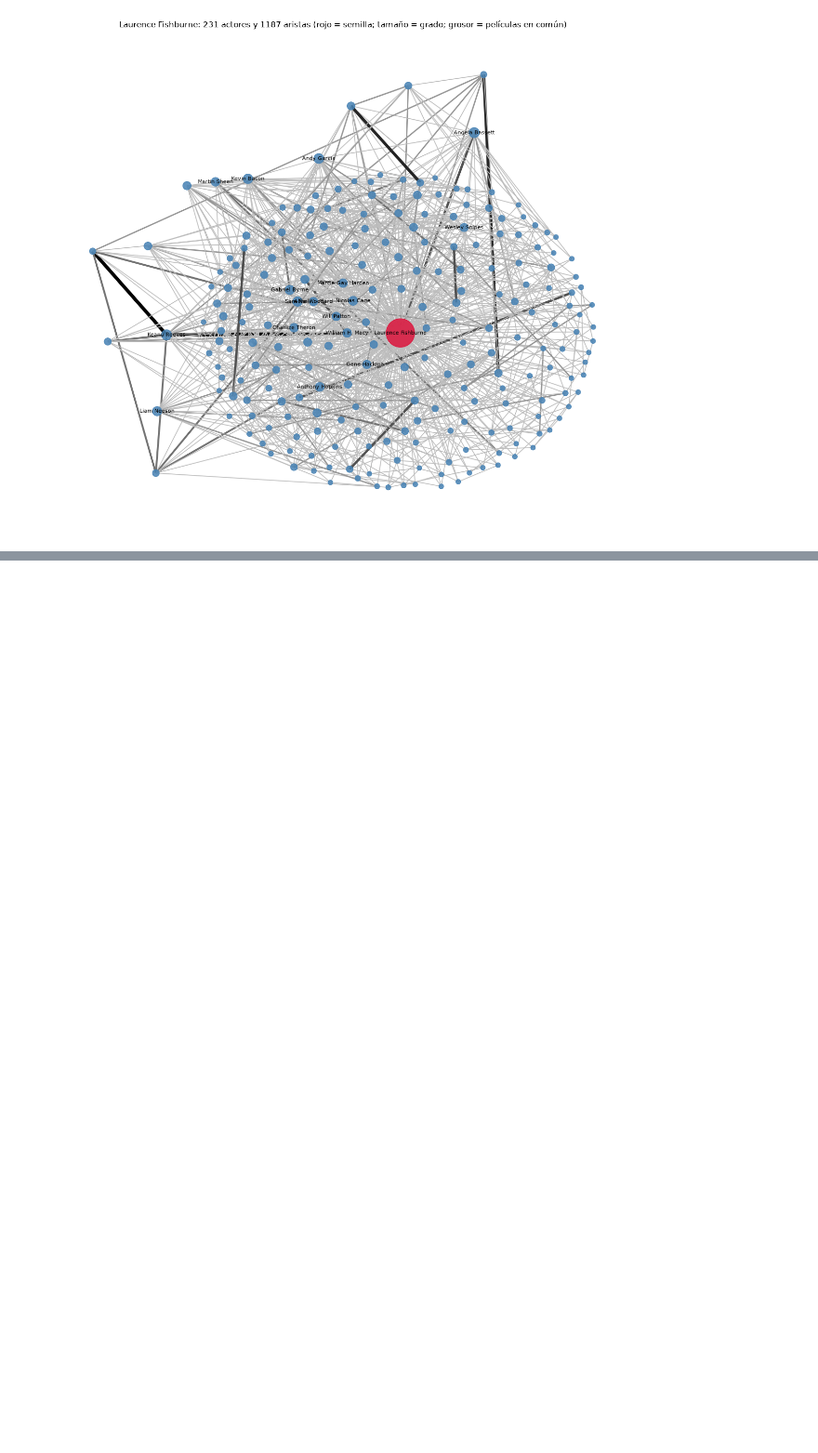
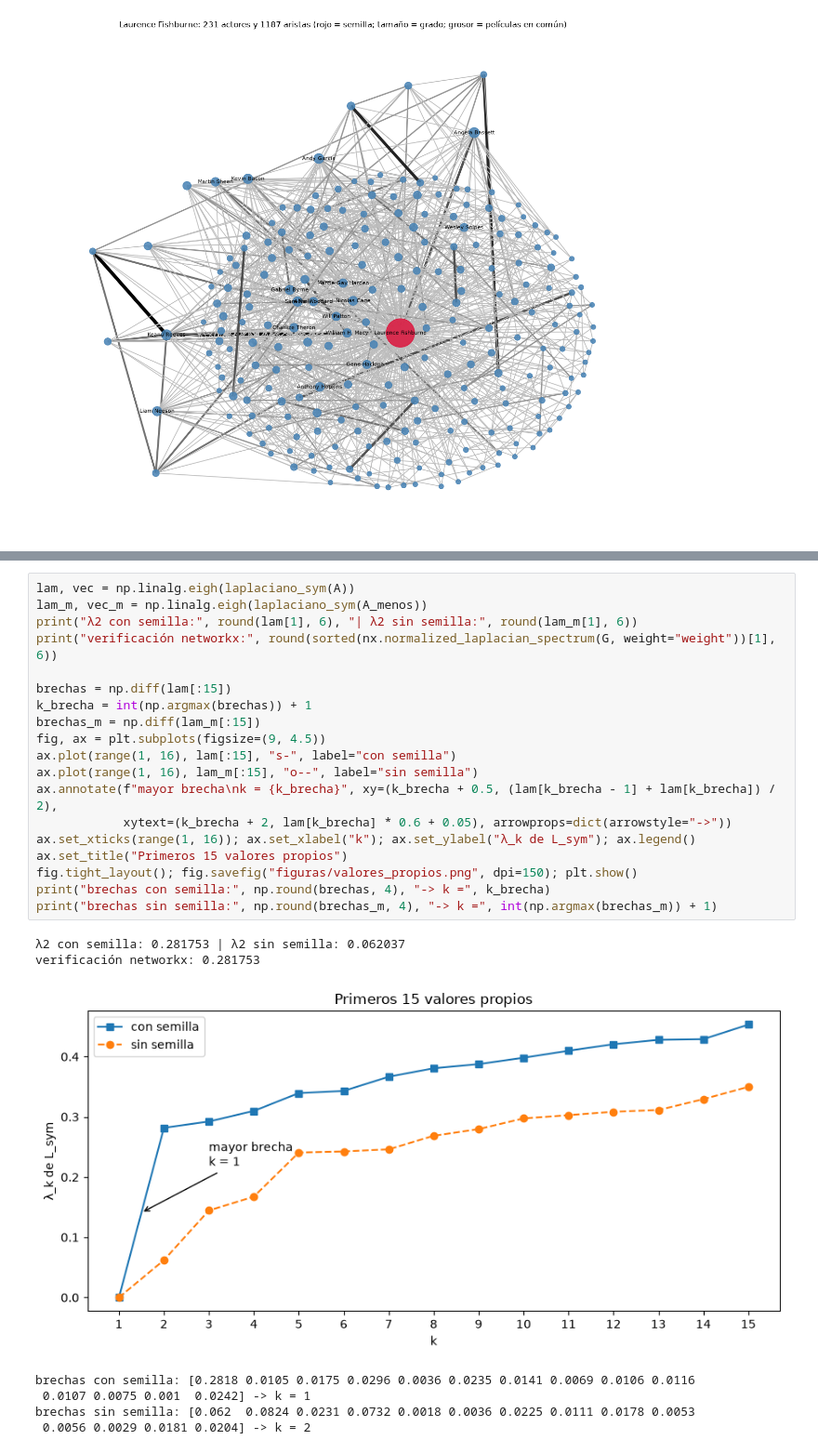
Before and after one commit to NohelEstradaP/grafo-colaboracion-laurence-fishburne, a Jupyter notebook: fishburne.ipynb, the cells around one changed output, grey strips where cells are left out. Shown at 93% size. Saved outputs shown, nothing was run; the diff lists cells and outputs as text; blank space fills up the shorter version.

Commit message:
Laplacianos, componentes y valores propios

```diff
--- a/fishburne.ipynb
+++ b/fishburne.ipynb
@@ -139,0 +202,27 @@ plt.show()
+# %%
+lam, vec = np.linalg.eigh(laplaciano_sym(A))
+lam_m, vec_m = np.linalg.eigh(laplaciano_sym(A_menos))
+print("λ2 con semilla:", round(lam[1], 6), "| λ2 sin semilla:", round(lam_m[1], 6))
+print("verificación networkx:", round(sorted(nx.normalized_laplacian_spectrum(G, weight="weight"))[1], 6))
+
+brechas = np.diff(lam[:15])
+k_brecha = int(np.argmax(brechas)) + 1
+brechas_m = np.diff(lam_m[:15])
+fig, ax = plt.subplots(figsize=(9, 4.5))
+ax.plot(range(1, 16), lam[:15], "s-", label="con semilla")
+ax.plot(range(1, 16), lam_m[:15], "o--", label="sin semilla")
+ax.annotate(f"mayor brecha\nk = {k_brecha}", xy=(k_brecha + 0.5, (lam[k_brecha - 1] + lam[k_brecha]) / 2),
+            xytext=(k_brecha + 2, lam[k_brecha] * 0.6 + 0.05), arrowprops=dict(arrowstyle="->"))
+ax.set_xticks(range(1, 16)); ax.set_xlabel("k"); ax.set_ylabel("λ_k de L_sym"); ax.legend()
+ax.set_title("Primeros 15 valores propios")
+fig.tight_layout(); fig.savefig("figuras/valores_propios.png", dpi=150); plt.show()
+print("brechas con semilla:", np.round(brechas, 4), "-> k =", k_brecha)
+print("brechas sin semilla:", np.round(brechas_m, 4), "-> k =", int(np.argmax(brechas_m)) + 1)
+# %% [output]
+λ2 con semilla: 0.281753 | λ2 sin semilla: 0.062037
+verificación networkx: 0.281753
+[figure, added]
+brechas con semilla: [0.2818 0.0105 0.0175 0.0296 0.0036 0.0235 0.0141 0.0069 0.0106 0.0116
+ 0.0107 0.0075 0.001  0.0242] -> k = 1
+brechas sin semilla: [0.062  0.0824 0.0231 0.0732 0.0018 0.0036 0.0225 0.0111 0.0178 0.0053
+ 0.0056 0.0029 0.0181 0.0204] -> k = 2
```
Also changed, not shown: parts of 6 cells of this notebook, 1 other file.
